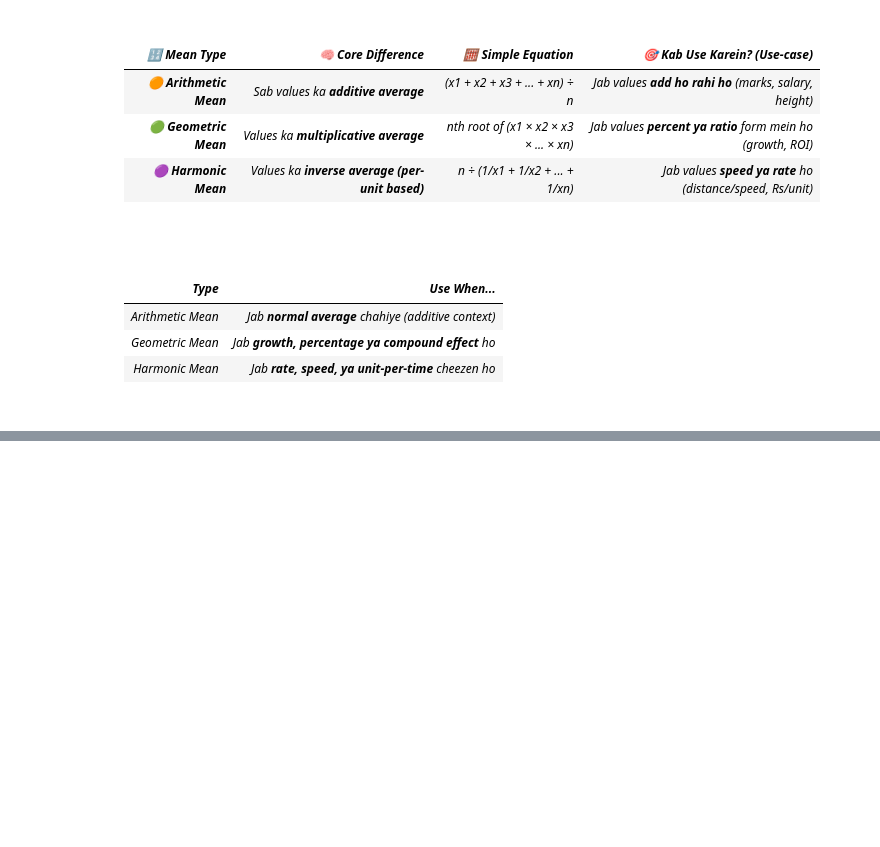
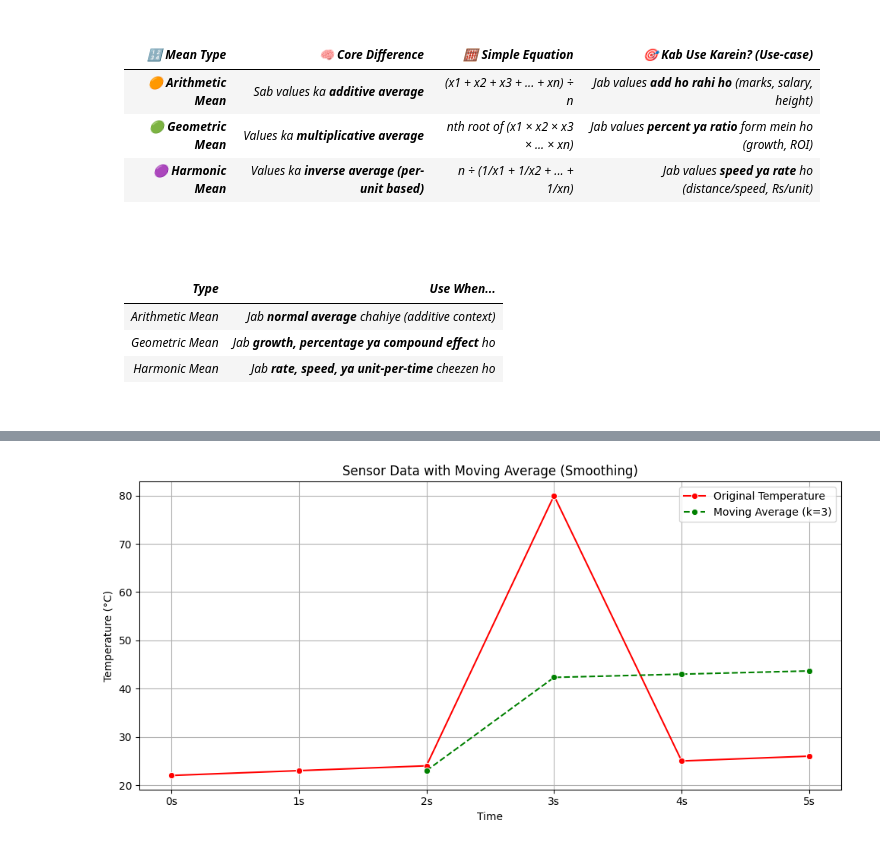
Before and after one commit to Mubeen-Ahmad/AI, a Jupyter notebook: 3.ipynb, the cells around one changed output, grey strips where cells are left out. Cells and saved outputs as stored; diff of their text form; code cells hidden in the pictures; blank space fills up the shorter version.

```diff
--- a/3.ipynb
+++ b/3.ipynb
@@ -576,0 +922,9 @@ plt.show()
+# %%
+# Data: Time & Temperature
+data = {
+    "Time": ["0s", "1s", "2s", "3s", "4s", "5s"],
+    "Temp": [22, 23, 24, 80, 25, 26]  # 80°C = sensor glitch
+}
+
+df = pd.DataFrame(data)
+df
@@ -576,0 +939,3 @@ plt.show()
+# %%
+df["Moving_Avg"] = df["Temp"].rolling(window=3).mean() # .rolling pandas built in method
+df
@@ -576,0 +950,14 @@ plt.show()
+# %%
+plt.figure(figsize=(10, 5))
+sns.lineplot(data=df, x="Time", y="Temp", label="Original Temperature", marker="o", color='red')
+sns.lineplot(data=df, x="Time", y="Moving_Avg", label="Moving Average (k=3)", marker="o", linestyle="--", color='green')
+
+plt.title("Sensor Data with Moving Average (Smoothing)")
+plt.xlabel("Time")
+plt.ylabel("Temperature (°C)")
+plt.grid(True)
+plt.legend()
+plt.tight_layout()
+plt.show()
+# %% [output]
+[figure, added]
```
Also changed, not shown: parts of 68 cells of this notebook, 9 other files.
